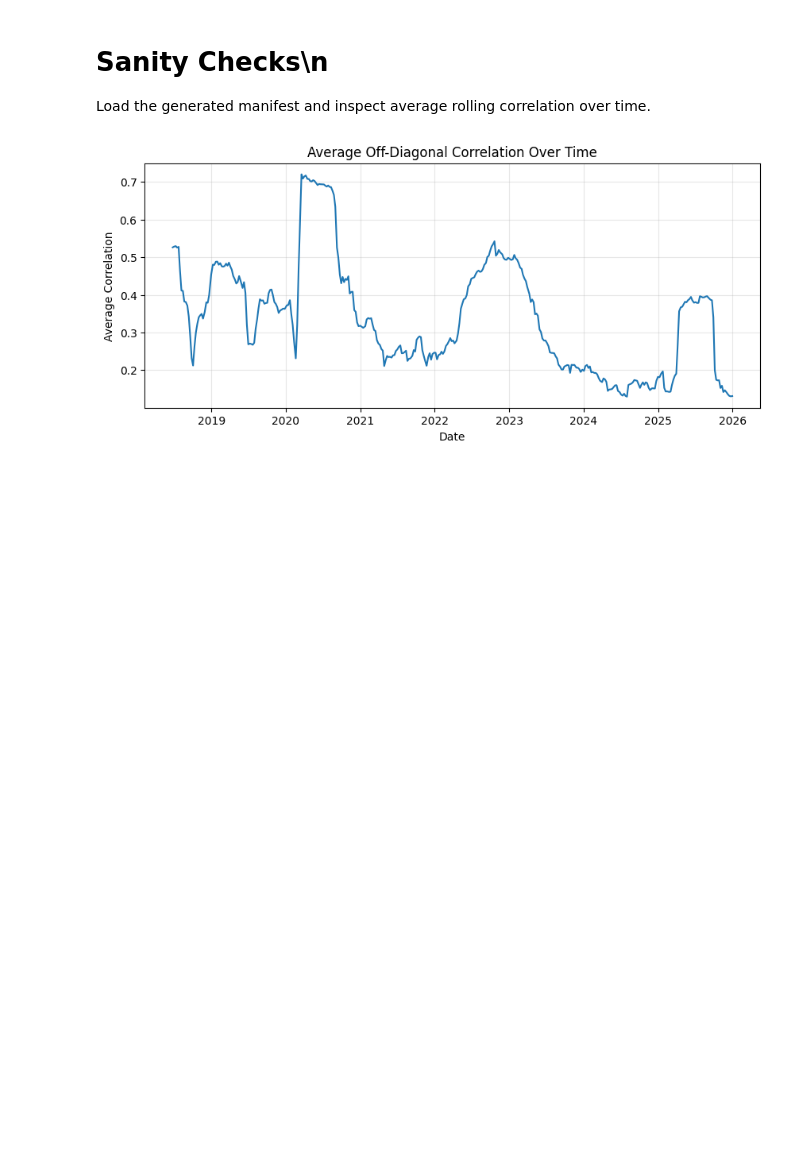
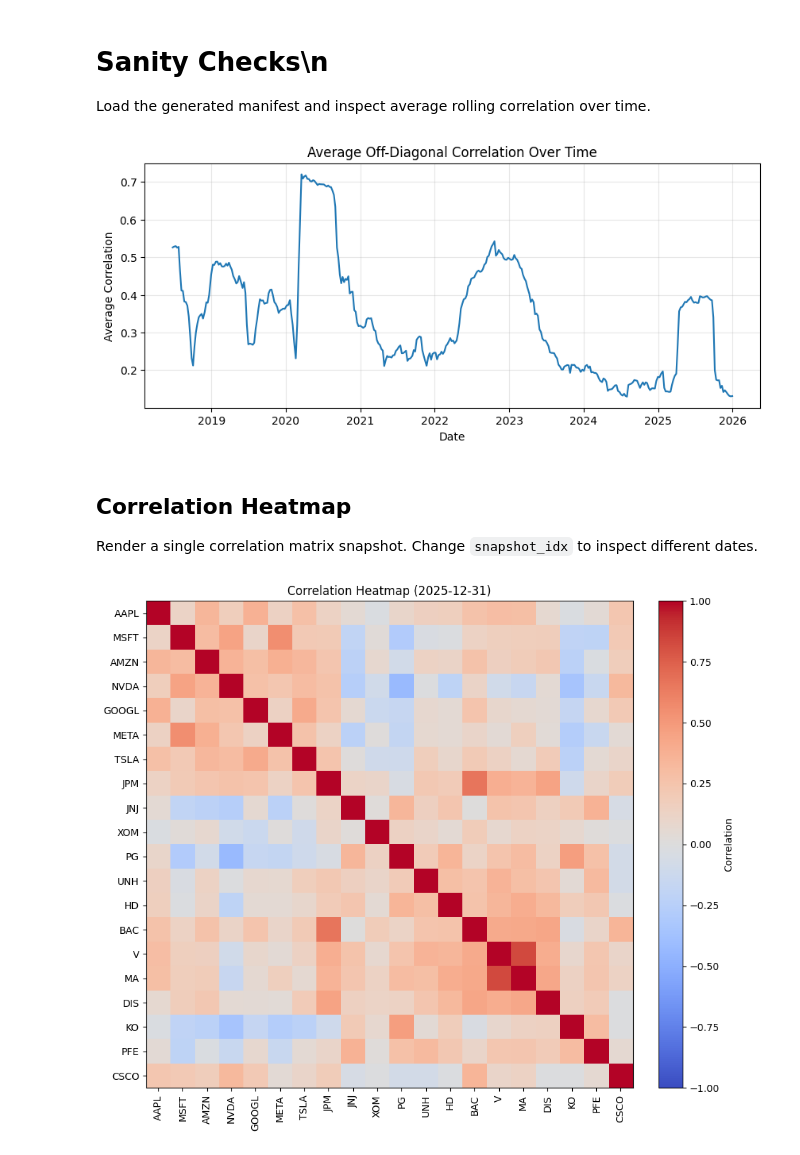
Before and after one commit to TDA-Quant-Group/tda-market-risk, a Jupyter notebook: notebooks/01_sanity_checks.ipynb, the cells around one changed output. Cells and saved outputs as stored; diff of their text form; code cells hidden in the pictures; blank space fills up the shorter version.

Commit message:
Added correlation heatmap

```diff
--- a/notebooks/01_sanity_checks.ipynb
+++ b/notebooks/01_sanity_checks.ipynb
@@ -27,3 +27,36 @@ plt.grid(alpha=0.3)
 plt.show()
 # %% [output]
 [figure]
+# %% [markdown]
+## Correlation Heatmap
+
+Render a single correlation matrix snapshot. Change `snapshot_idx` to inspect different dates.
+# %%
+import json
+
+snapshot_idx = -1  # last available snapshot
+snapshot = manifest.iloc[snapshot_idx]
+corr = np.load('../' + snapshot['corr_path'])
+tickers = json.loads(snapshot['tickers_json'])
+
+fig, ax = plt.subplots(figsize=(10, 8))
+im = ax.imshow(corr, cmap='coolwarm', vmin=-1, vmax=1)
+
+ax.set_title(f"Correlation Heatmap ({snapshot['date'].date()})")
+
+if len(tickers) <= 25:
+    ax.set_xticks(np.arange(len(tickers)))
+    ax.set_yticks(np.arange(len(tickers)))
+    ax.set_xticklabels(tickers, rotation=90)
+    ax.set_yticklabels(tickers)
+else:
+    ax.set_xticks([])
+    ax.set_yticks([])
+
+cbar = fig.colorbar(im, ax=ax, fraction=0.046, pad=0.04)
+cbar.set_label('Correlation')
+
+plt.tight_layout()
+plt.show()
+# %% [output]
+[figure, added]
```
